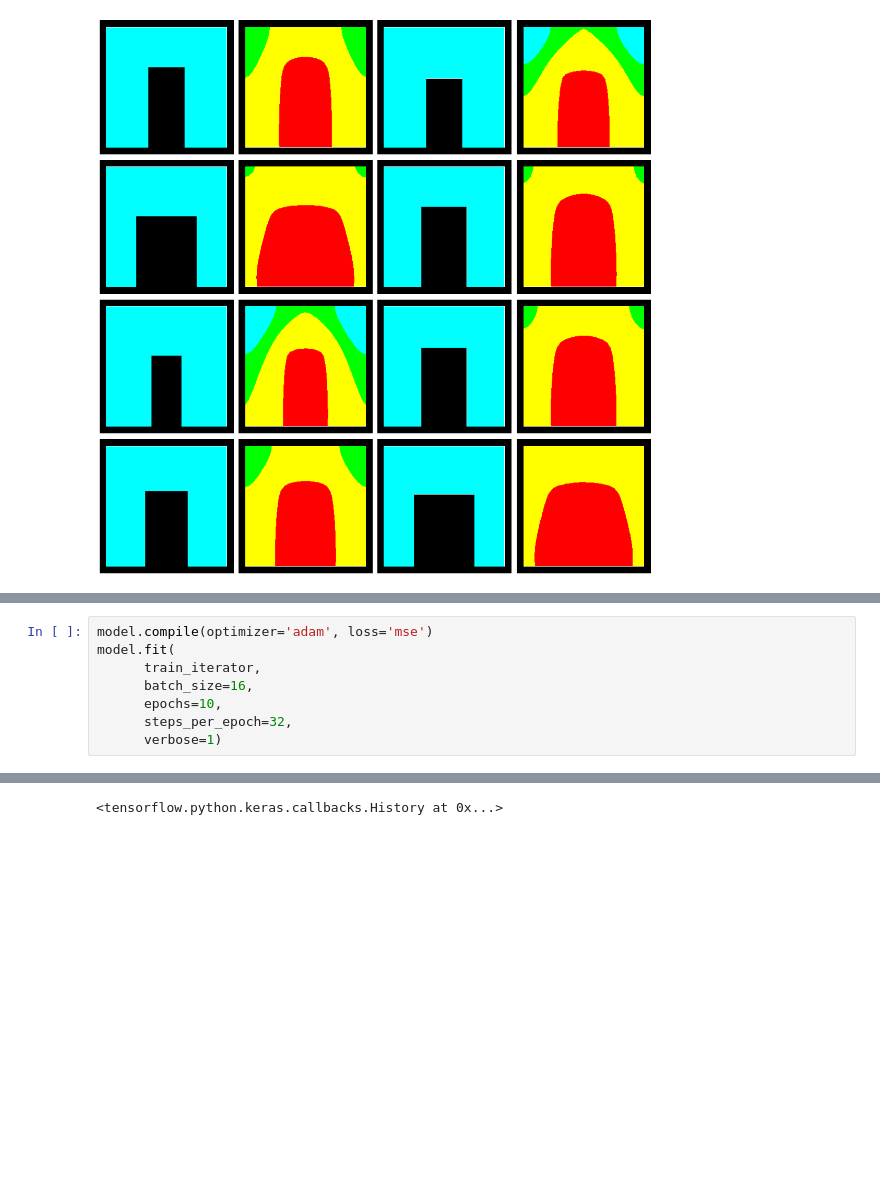
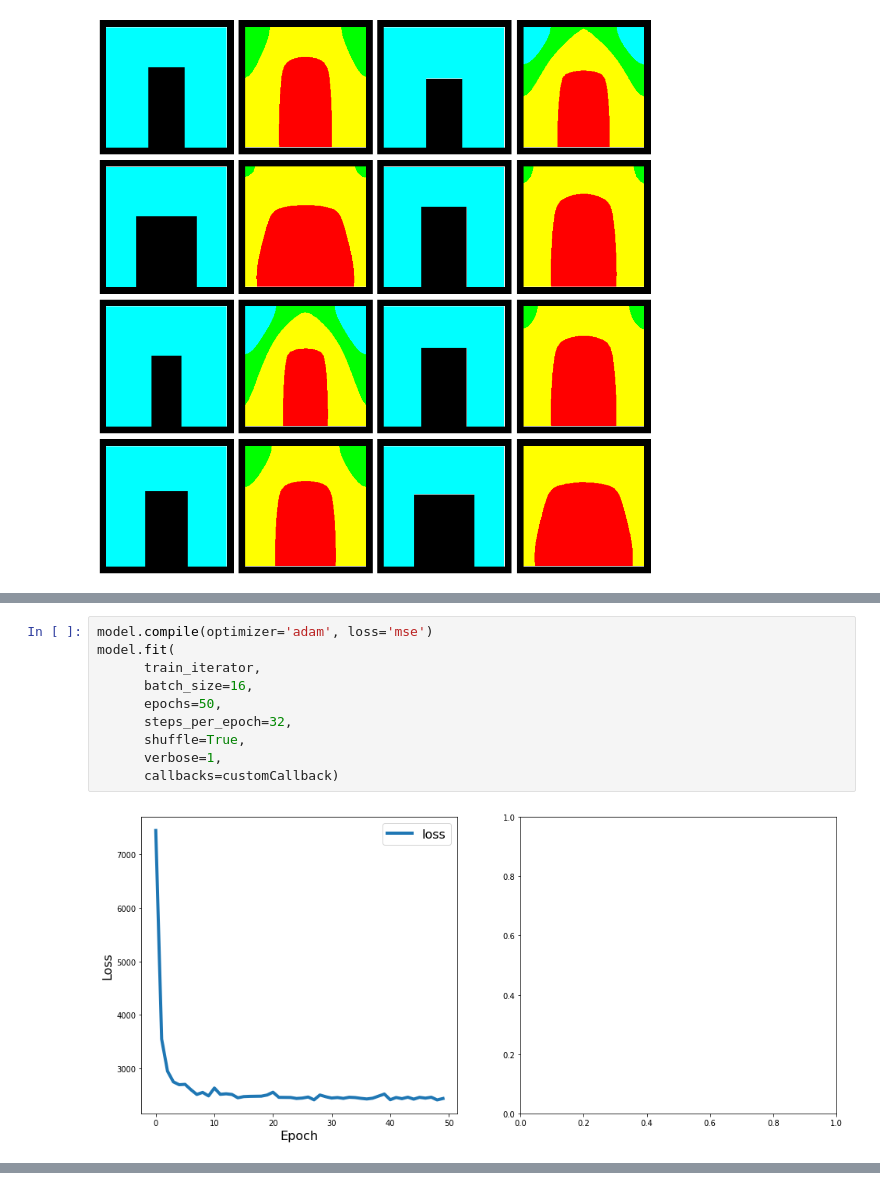
Before and after one commit to chlai1012/ML-project, a Jupyter notebook: ML_project.ipynb, the cells around one changed output, grey strips where cells are left out. Saved outputs shown, nothing was run; the diff lists cells and outputs as text; blank space fills up the shorter version.

```diff
--- a/ML_project.ipynb
+++ b/ML_project.ipynb
@@ -162,9 +198,12 @@ _________________________________________________________________
 # %%
 model.compile(optimizer='adam', loss='mse')
 model.fit(
       train_iterator,
       batch_size=16,
-      epochs=10,
+      epochs=50,
       steps_per_epoch=32,
-      verbose=1)
+      shuffle=True,
+      verbose=1,
+      callbacks=customCallback)
 # %% [output]
+[figure, added]
@@ -191,4 +211,3 @@ Epoch 10/10
-<tensorflow.python.keras.callbacks.History at 0x...>
 # %%
 history = model.history
 
```
Also changed, not shown: parts of 17 cells of this notebook.
